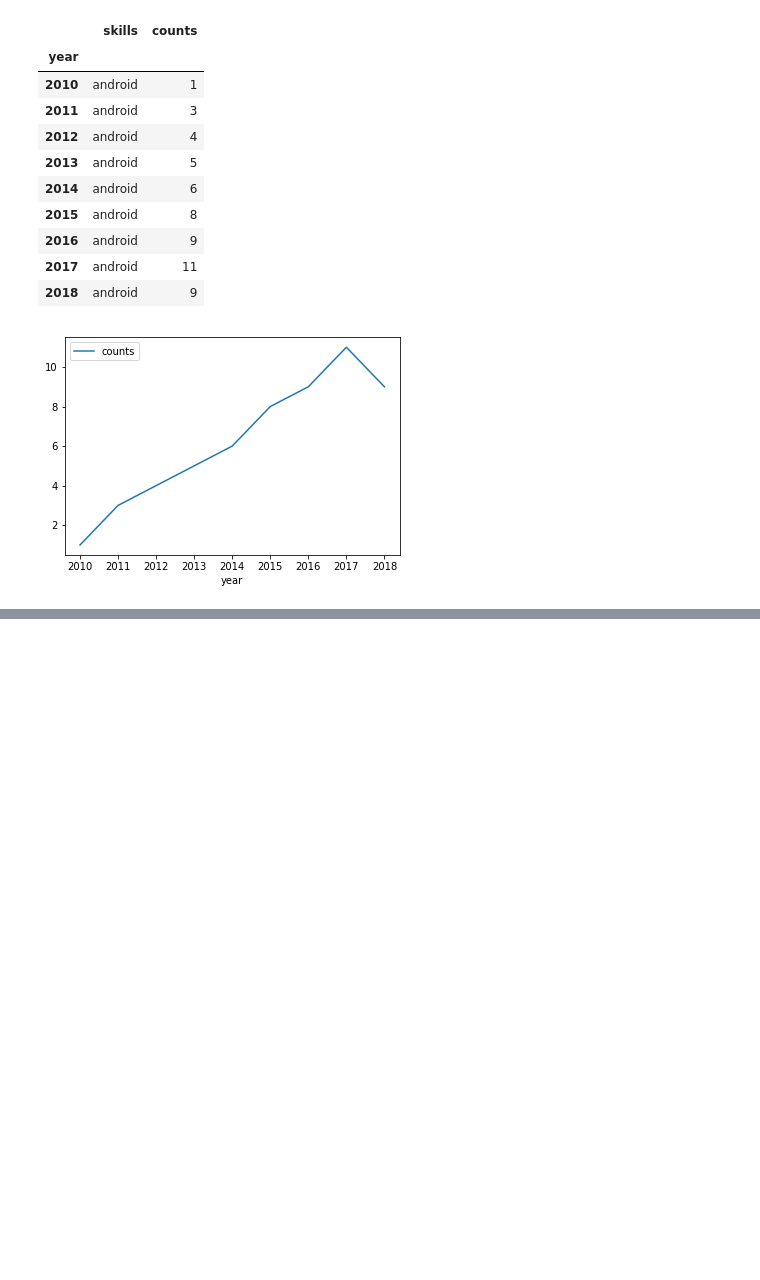
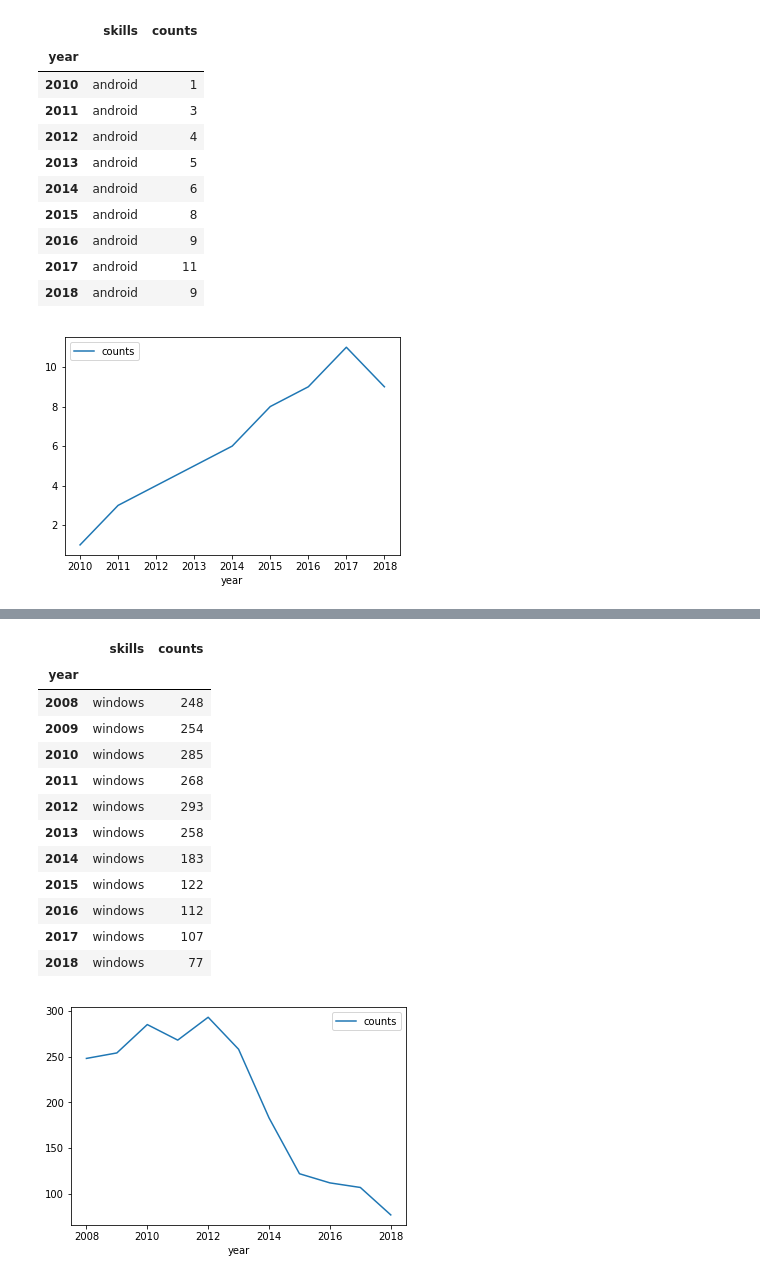
Before and after one commit to hodsonjames/employment, a Jupyter notebook: LDA_replication/tech_extraction.ipynb, the cells around one changed output, grey strips where cells are left out. Cells and saved outputs as stored; diff of their text form; code cells hidden in the pictures; blank space fills up the shorter version.

```diff
--- a/LDA_replication/tech_extraction.ipynb
+++ b/LDA_replication/tech_extraction.ipynb
@@ -169,0 +212,18 @@ search_and_plot(comp = 'Netflix', keyword = 'android')
+# %%
+#Example 6: Microsoft's usage of windows
+search_and_plot(comp = 'Microsoft', keyword = 'windows')
+# %% [output]
+|  | skills | counts |
+| year |  |  |
+| 2008 | windows | 248 |
+| 2009 | windows | 254 |
+| 2010 | windows | 285 |
+| 2011 | windows | 268 |
+| 2012 | windows | 293 |
+| 2013 | windows | 258 |
+| 2014 | windows | 183 |
+| 2015 | windows | 122 |
+| 2016 | windows | 112 |
+| 2017 | windows | 107 |
+| 2018 | windows | 77 |
+[figure, added]
```
Also changed, not shown: parts of 7 cells of this notebook, 1 other file.
